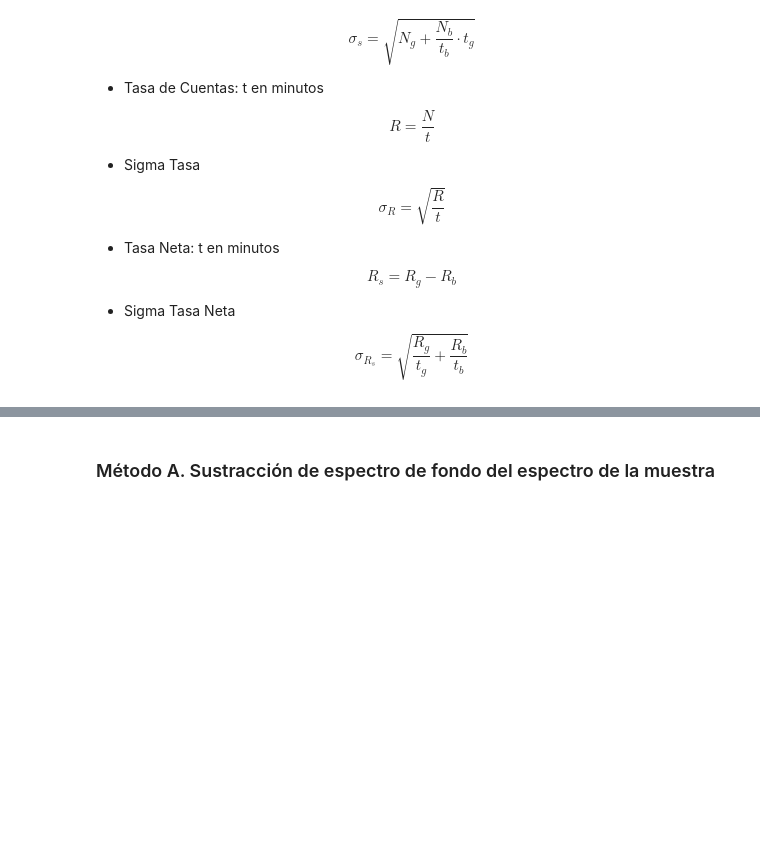
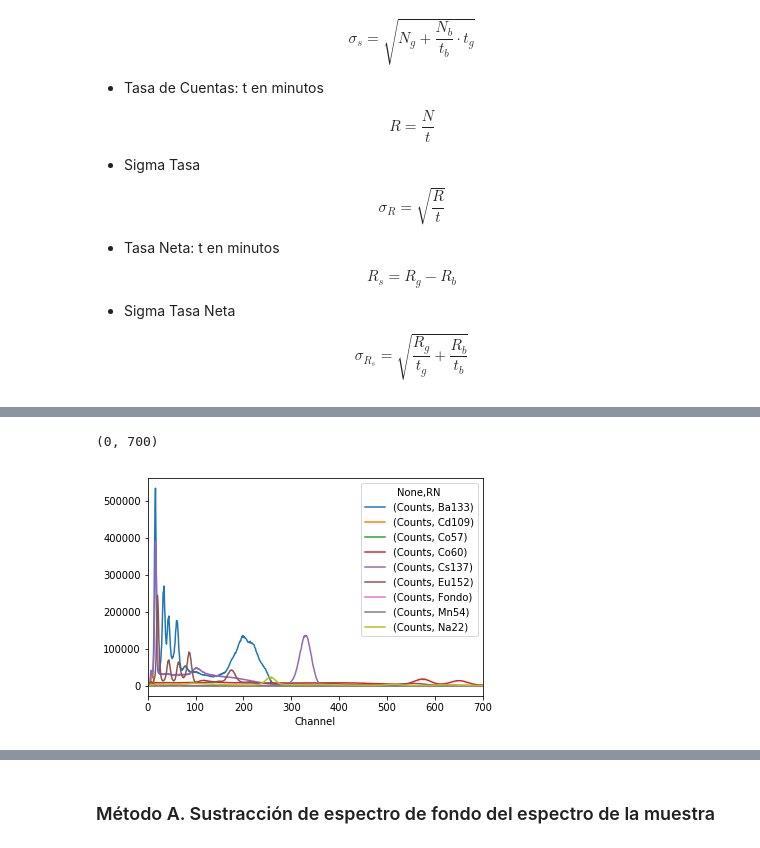
Before and after one commit to andreapy/Well--counter, a Jupyter notebook: Datos-Fondo.ipynb, the cells around one changed output, grey strips where cells are left out. Saved outputs shown, nothing was run; the diff lists cells and outputs as text; code cells hidden in the pictures; blank space fills up the shorter version.

```diff
--- a/Datos-Fondo.ipynb
+++ b/Datos-Fondo.ipynb
@@ -200,4 +179,9 @@ dt
 # %%
 table = df.pivot(index ='Channel',columns ='RN')
 #table.columns
 #table
+table.plot()
+plt.xlim([0,700])
+# %% [output]
+(0, 700)
+[figure, added]
```
Also changed, not shown: parts of 10 cells of this notebook, 18 other files.
